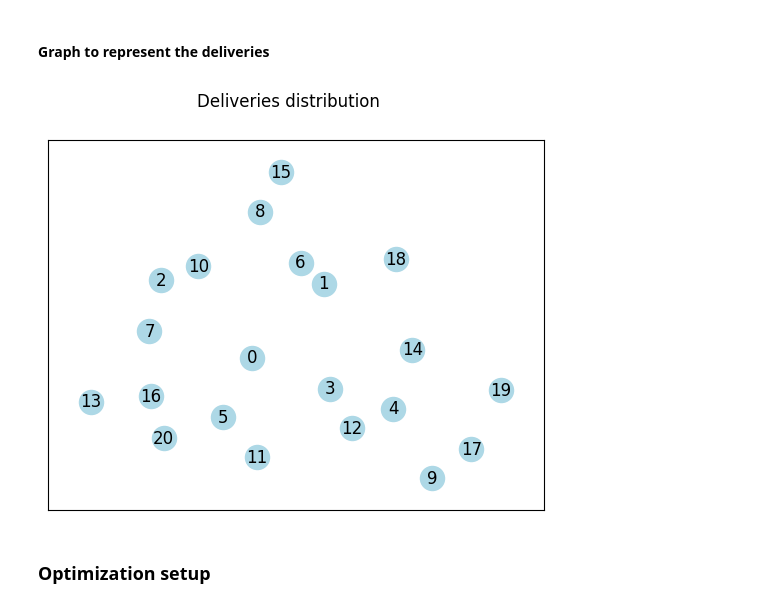
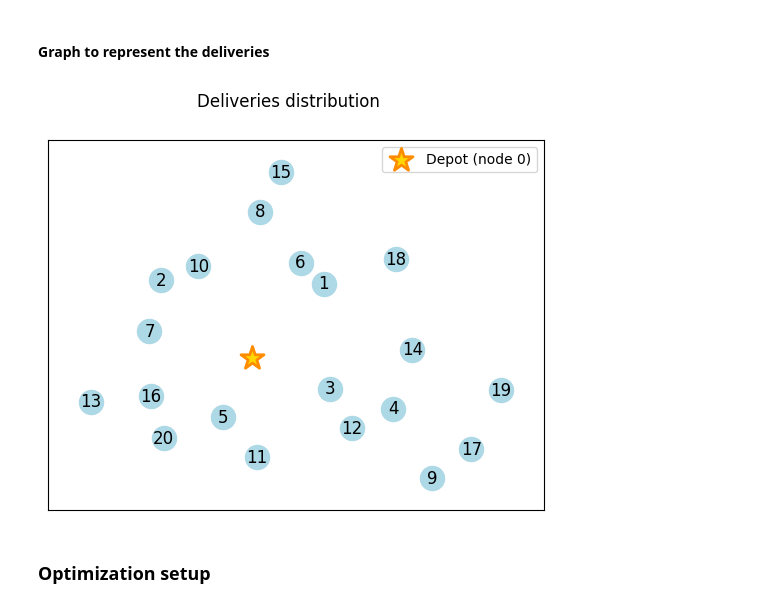
Before and after one commit to brenoingwersen/notebooks, a Jupyter notebook: optimization/cp-sat_cvrptw.ipynb, the cells around one changed output. Cells and saved outputs as stored; diff of their text form; code cells hidden in the pictures.

```diff
--- a/optimization/cp-sat_cvrptw.ipynb
+++ b/optimization/cp-sat_cvrptw.ipynb
@@ -174,18 +175,34 @@ for u in G.nodes:
 # %%
 # Get the coordinates for each node {n0: coord0, n1: coord1, ...}
 pos = nx.get_node_attributes(G, "coord")
 
-fig = plt.figure()
+fig, ax = plt.subplots()
 fig.suptitle("Deliveries distribution")
 
-# Draw only the nodes
-nx.draw_networkx(G,
+# Draw the depot
+ax.scatter(
+    *G.nodes[0]["coord"],
+    marker="*",
+    s=300,
+    color="gold",
+    edgecolors="darkorange",
+    linewidths=2,
+    label="Depot (node 0)"
+)
+
+
+# Draw the orders' delivery locations
+orders_graph = deepcopy(G)
+orders_graph.remove_node(0)
+nx.draw_networkx(orders_graph,
                  pos,
                  node_color="lightblue",
-                 width=0.0) # Exclude edges
+                 width=0.0, # Exclude edges
+                 ax=ax)
+plt.legend()
 plt.show()
 # %% [output]
-[figure, old version]
+[figure, new version]
 # %% [markdown]
 ### Optimization setup
 # %% [markdown]
```
Also changed, not shown: parts of 9 cells of this notebook.
